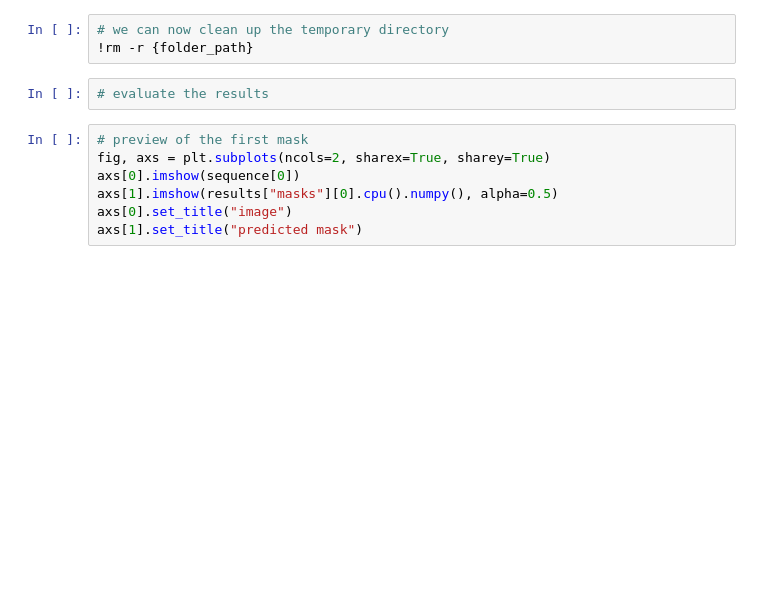
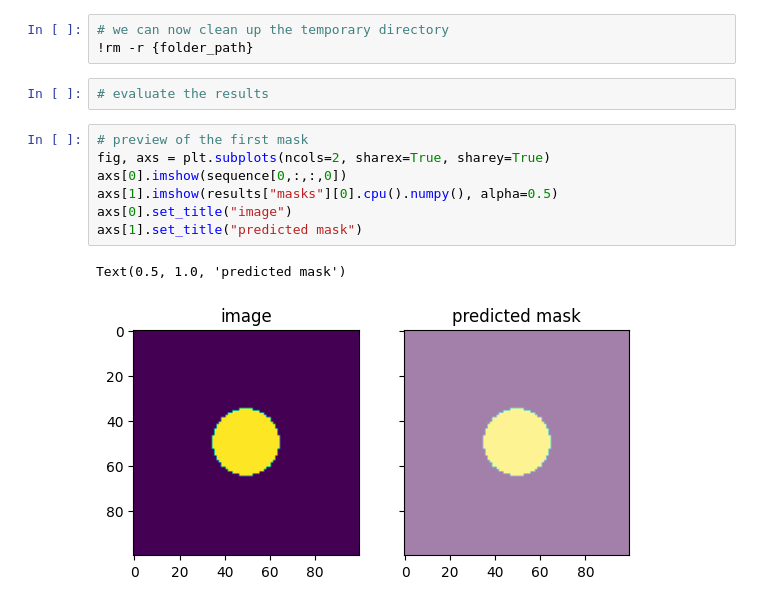
Before and after one commit to LMUK-RADONC-PHYS-RES/mrgrt-target-localization-using-foundation-models, a Jupyter notebook: foundation_models_for_mrgrt.ipynb, the cells around one changed output. Drawn from its saved outputs; the diff is of its cells as text; blank space fills up the shorter version.

```diff
--- a/foundation_models_for_mrgrt.ipynb
+++ b/foundation_models_for_mrgrt.ipynb
@@ -410,10 +440,13 @@ results["scores"] = torch.tensor(results["scores"])
 # %%
 # preview of the first mask
 fig, axs = plt.subplots(ncols=2, sharex=True, sharey=True)
-axs[0].imshow(sequence[0])
+axs[0].imshow(sequence[0,:,:,0])
 axs[1].imshow(results["masks"][0].cpu().numpy(), alpha=0.5)
 axs[0].set_title("image")
 axs[1].set_title("predicted mask")
+# %% [output]
+Text(0.5, 1.0, 'predicted mask')
+[figure, added]
 # %%
 # as an example evaluation we compute the bbox center position of the predicted masks and compare it to the ground truth path
 bounding_boxes = np.array([compute_bounding_box(
```
Also changed, not shown: parts of 10 cells of this notebook, 1 other file.
